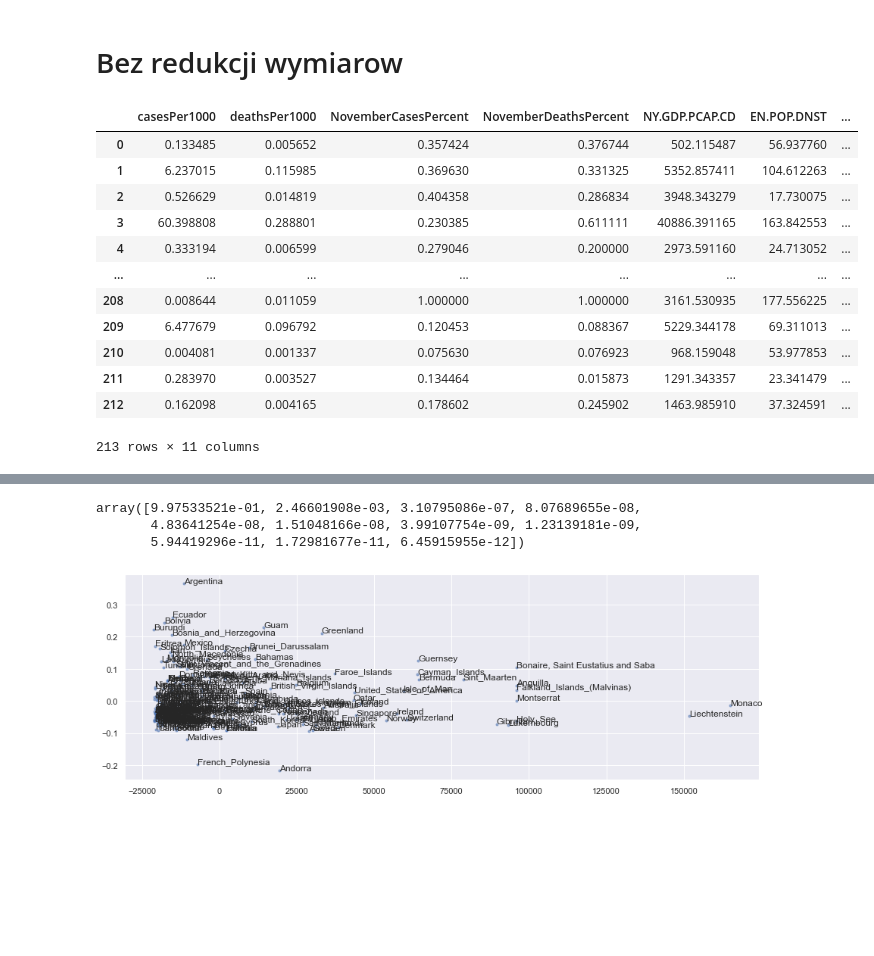
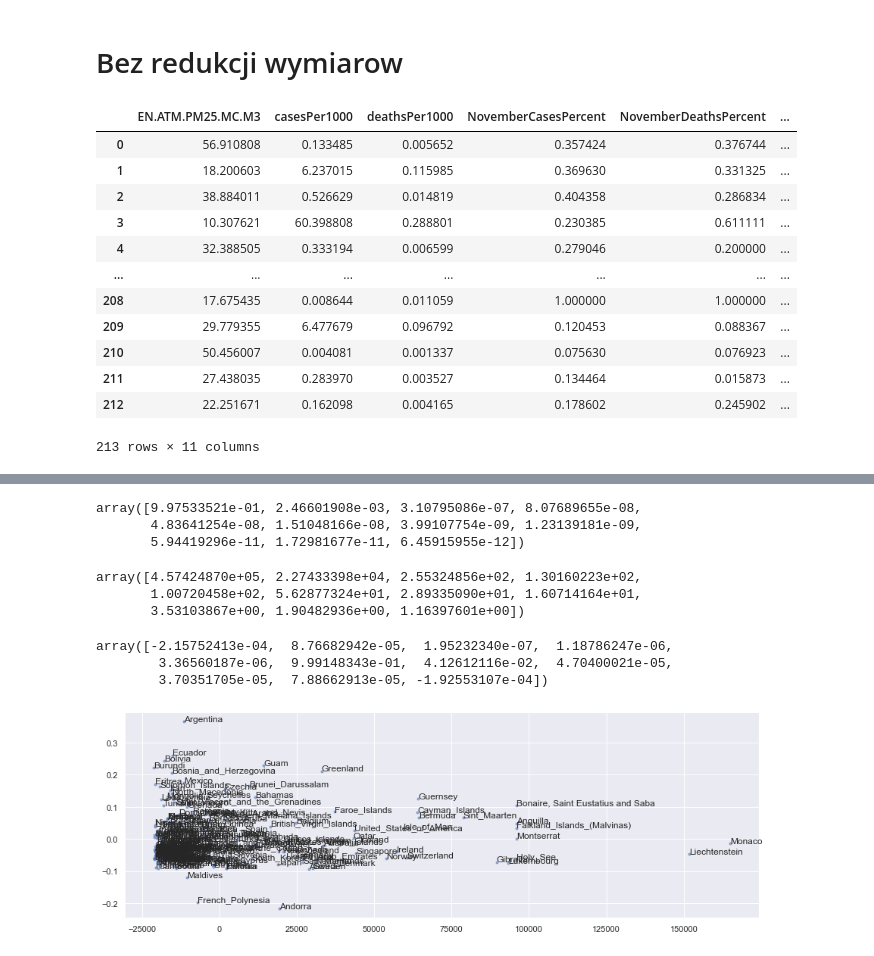
Before and after one commit to PiotrKolecki/data-exploration_data-preparation, a Jupyter notebook: lab3.ipynb, the cells around one changed output, grey strips where cells are left out. Cells and saved outputs as stored; diff of their text form; code cells hidden in the pictures; blank space fills up the shorter version.

```diff
--- a/lab3.ipynb
+++ b/lab3.ipynb
@@ -137,30 +137,34 @@ for i, txt in enumerate(principalDf.countriesAndTerritories):
 # %%
 df_new = df1.copy()
 df_new = df_new.drop(columns=[
     "Unnamed: 0",
     "countriesAndTerritories",
     "countryterritoryCode",
     "continentExp",
     "popData2019",
     "casesSinceNovember",
     "deathsSinceNovember",
     "casesSinceSeptember",
     "deathsSinceSeptember",
 ])
+
+cols = df_new.columns.tolist()
+cols = cols[-1:] + cols[:-1]
+df_new = df_new[cols]
 df_new
 # %% [output]
-|  | casesPer1000 | deathsPer1000 | NovemberCasesPercent | NovemberDeathsPercent | NY.GDP.PCAP.CD | EN.POP.DNST | ... |
-| 0 | 0.133485 | 0.005652 | 0.357424 | 0.376744 | 502.115487 | 56.937760 | ... |
-| 1 | 6.237015 | 0.115985 | 0.369630 | 0.331325 | 5352.857411 | 104.612263 | ... |
-| 2 | 0.526629 | 0.014819 | 0.404358 | 0.286834 | 3948.343279 | 17.730075 | ... |
-| 3 | 60.398808 | 0.288801 | 0.230385 | 0.611111 | 40886.391165 | 163.842553 | ... |
-| 4 | 0.333194 | 0.006599 | 0.279046 | 0.200000 | 2973.591160 | 24.713052 | ... |
-| ... | ... | ... | ... | ... | ... | ... | ... |
-| 208 | 0.008644 | 0.011059 | 1.000000 | 1.000000 | 3161.530935 | 177.556225 | ... |
-| 209 | 6.477679 | 0.096792 | 0.120453 | 0.088367 | 5229.344178 | 69.311013 | ... |
-| 210 | 0.004081 | 0.001337 | 0.075630 | 0.076923 | 968.159048 | 53.977853 | ... |
-| 211 | 0.283970 | 0.003527 | 0.134464 | 0.015873 | 1291.343357 | 23.341479 | ... |
-| 212 | 0.162098 | 0.004165 | 0.178602 | 0.245902 | 1463.985910 | 37.324591 | ... |
+|  | EN.ATM.PM25.MC.M3 | casesPer1000 | deathsPer1000 | NovemberCasesPercent | NovemberDeathsPercent | ... |
+| 0 | 56.910808 | 0.133485 | 0.005652 | 0.357424 | 0.376744 | ... |
+| 1 | 18.200603 | 6.237015 | 0.115985 | 0.369630 | 0.331325 | ... |
+| 2 | 38.884011 | 0.526629 | 0.014819 | 0.404358 | 0.286834 | ... |
+| 3 | 10.307621 | 60.398808 | 0.288801 | 0.230385 | 0.611111 | ... |
+| 4 | 32.388505 | 0.333194 | 0.006599 | 0.279046 | 0.200000 | ... |
+| ... | ... | ... | ... | ... | ... | ... |
+| 208 | 17.675435 | 0.008644 | 0.011059 | 1.000000 | 1.000000 | ... |
+| 209 | 29.779355 | 6.477679 | 0.096792 | 0.120453 | 0.088367 | ... |
+| 210 | 50.456007 | 0.004081 | 0.001337 | 0.075630 | 0.076923 | ... |
+| 211 | 27.438035 | 0.283970 | 0.003527 | 0.134464 | 0.015873 | ... |
+| 212 | 22.251671 | 0.162098 | 0.004165 | 0.178602 | 0.245902 | ... |
 213 rows × 11 columns
 # %%
 pca = PCA(n_components=len(df_new.columns))
@@ -188,6 +192,19 @@ pca.explained_variance_ratio_
 array([9.97533521e-01, 2.46601908e-03, 3.10795086e-07, 8.07689655e-08,
        4.83641254e-08, 1.51048166e-08, 3.99107754e-09, 1.23139181e-09,
        5.94419296e-11, 1.72981677e-11, 6.45915955e-12])
+# %%
+pca.singular_values_
+# %% [output]
+array([4.57424870e+05, 2.27433398e+04, 2.55324856e+02, 1.30160223e+02,
+       1.00720458e+02, 5.62877324e+01, 2.89335090e+01, 1.60714164e+01,
+       3.53103867e+00, 1.90482936e+00, 1.16397601e+00])
+# %%
+pca.components_[0]
+# index - 5
+# %% [output]
+array([-2.15752413e-04,  8.76682942e-05,  1.95232340e-07,  1.18786247e-06,
+        3.36560187e-06,  9.99148343e-01,  4.12612116e-02,  4.70400021e-05,
+        3.70351705e-05,  7.88662913e-05, -1.92553107e-04])
 # %%
 #%matplotlib notebook
 plt.scatter(principalDf[0], principalDf[10], alpha=0.5, marker='.')
```
Also changed, not shown: parts of 2 cells of this notebook.
